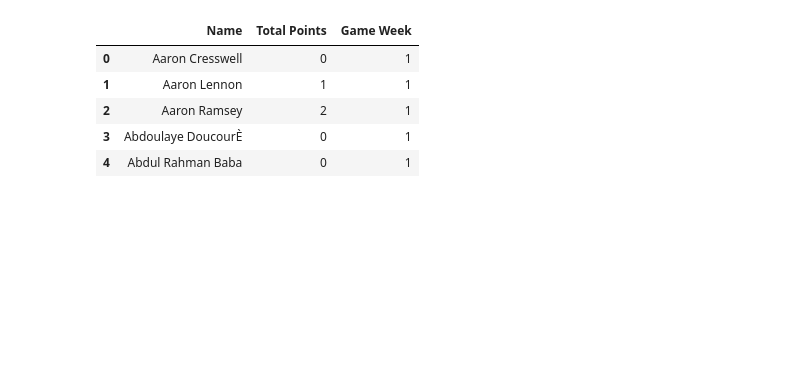
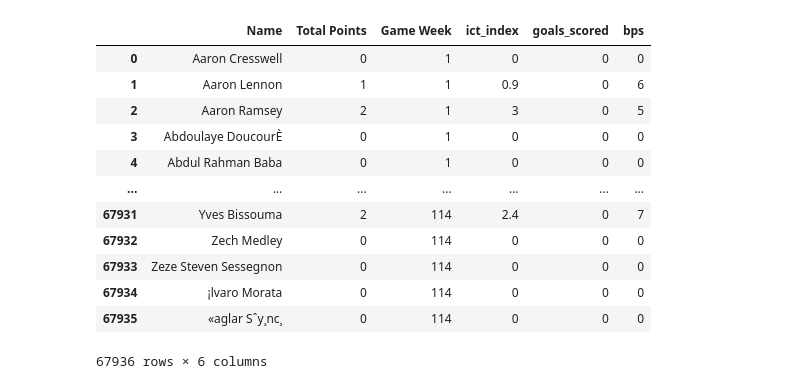
Before and after one commit to raghavbhutra/RedDevils, a Jupyter notebook: RD_TS.ipynb, the cells around one changed output. Drawn from its saved outputs; the diff is of its cells as text; code cells hidden in the pictures; blank space fills up the shorter version.

```diff
--- a/RD_TS.ipynb
+++ b/RD_TS.ipynb
@@ -25,11 +21,18 @@ Mounted at /content/drive
 # %%
 gws = sqlite3.connect('/content/drive/My Drive/FPL1.db')
 gws = pd.read_sql_query("SELECT * FROM gw",gws)
-gws.head()
+gws
 # %% [output]
-|  | Name | Total Points | Game Week |
-| 0 | Aaron Cresswell | 0 | 1 |
-| 1 | Aaron Lennon | 1 | 1 |
-| 2 | Aaron Ramsey | 2 | 1 |
-| 3 | Abdoulaye DoucourÈ | 0 | 1 |
-| 4 | Abdul Rahman Baba | 0 | 1 |
+|  | Name | Total Points | Game Week | ict_index | goals_scored | bps |
+| 0 | Aaron Cresswell | 0 | 1 | 0 | 0 | 0 |
+| 1 | Aaron Lennon | 1 | 1 | 0.9 | 0 | 6 |
+| 2 | Aaron Ramsey | 2 | 1 | 3 | 0 | 5 |
+| 3 | Abdoulaye DoucourÈ | 0 | 1 | 0 | 0 | 0 |
+| 4 | Abdul Rahman Baba | 0 | 1 | 0 | 0 | 0 |
+| ... | ... | ... | ... | ... | ... | ... |
+| 67931 | Yves Bissouma | 2 | 114 | 2.4 | 0 | 7 |
+| 67932 | Zech Medley | 0 | 114 | 0 | 0 | 0 |
+| 67933 | Zeze Steven Sessegnon | 0 | 114 | 0 | 0 | 0 |
+| 67934 | ¡lvaro Morata | 0 | 114 | 0 | 0 | 0 |
+| 67935 | «aglar Sˆy¸nc¸ | 0 | 114 | 0 | 0 | 0 |
+67936 rows × 6 columns
```
Also changed, not shown: parts of 29 cells of this notebook.
